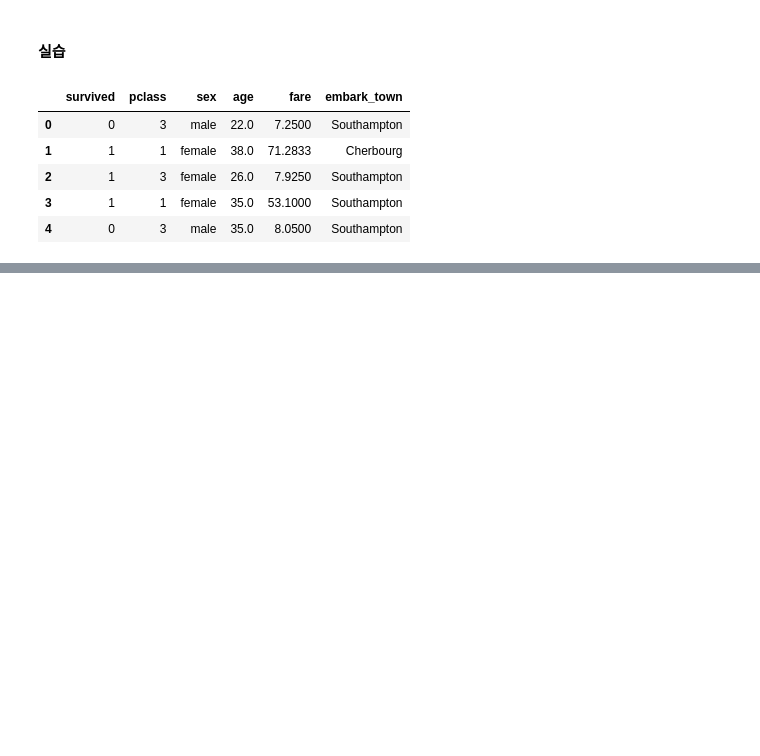
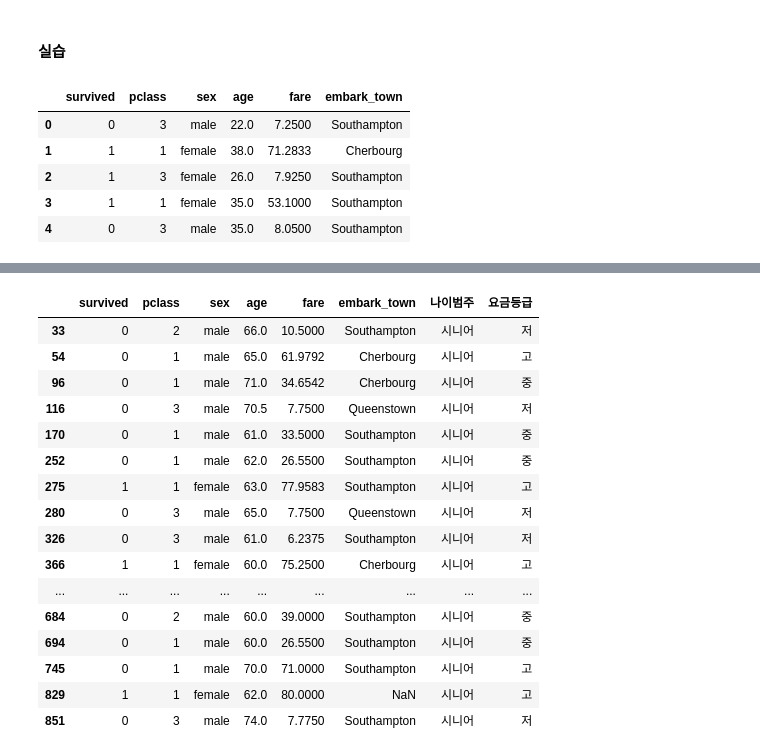
Before and after one commit to eunseop1/python, a Jupyter notebook: 11일차_pandas_0417.ipynb, the cells around one changed output, grey strips where cells are left out. Cells and saved outputs as stored; diff of their text form; code cells hidden in the pictures; blank space fills up the shorter version.

```diff
--- a/11일차_pandas_0417.ipynb
+++ b/11일차_pandas_0417.ipynb
@@ -451,0 +1040,16 @@ df.head()
+# %%
+def age_list_change(age):
+    if age <= 19:
+        return '미성년자'
+    elif age < 60:
+        return '성인'
+    else:
+        return '시니어'
+
+df['나이범주'] = df['age'].apply(age_list_change)
+
+# def ex_year(date):
+#     return date.year
+
+# df['year'] = df['dates'].apply(ex_year)
+df
@@ -451,0 +1070,12 @@ df.head()
+# %%
+def fare_change(fee):
+    if fee < 20:
+        return '저'
+    elif fee < 50:
+        return '중'
+    else:
+        return '고'
+
+df['요금등급'] = df['fare'].apply(fare_change)
+df[['fare', '요금등급']].head()
+# df
@@ -451,0 +1089,20 @@ df.head()
+# %%
+df[df['age'].values >= 60]
+# %% [output]
+|  | survived | pclass | sex | age | fare | embark_town | 나이범주 | 요금등급 |
+| 33 | 0 | 2 | male | 66.0 | 10.5000 | Southampton | 시니어 | 저 |
+| 54 | 0 | 1 | male | 65.0 | 61.9792 | Cherbourg | 시니어 | 고 |
+| 96 | 0 | 1 | male | 71.0 | 34.6542 | Cherbourg | 시니어 | 중 |
+| 116 | 0 | 3 | male | 70.5 | 7.7500 | Queenstown | 시니어 | 저 |
+| 170 | 0 | 1 | male | 61.0 | 33.5000 | Southampton | 시니어 | 중 |
+| 252 | 0 | 1 | male | 62.0 | 26.5500 | Southampton | 시니어 | 중 |
+| 275 | 1 | 1 | female | 63.0 | 77.9583 | Southampton | 시니어 | 고 |
+| 280 | 0 | 3 | male | 65.0 | 7.7500 | Queenstown | 시니어 | 저 |
+| 326 | 0 | 3 | male | 61.0 | 6.2375 | Southampton | 시니어 | 저 |
+| 366 | 1 | 1 | female | 60.0 | 75.2500 | Cherbourg | 시니어 | 고 |
+| ... | ... | ... | ... | ... | ... | ... | ... | ... |
+| 684 | 0 | 2 | male | 60.0 | 39.0000 | Southampton | 시니어 | 중 |
+| 694 | 0 | 1 | male | 60.0 | 26.5500 | Southampton | 시니어 | 중 |
+| 745 | 0 | 1 | male | 70.0 | 71.0000 | Southampton | 시니어 | 고 |
+| 829 | 1 | 1 | female | 62.0 | 80.0000 | NaN | 시니어 | 고 |
+| 851 | 0 | 3 | male | 74.0 | 7.7750 | Southampton | 시니어 | 저 |
```
Also changed, not shown: parts of 40 cells of this notebook, 8 other files.
